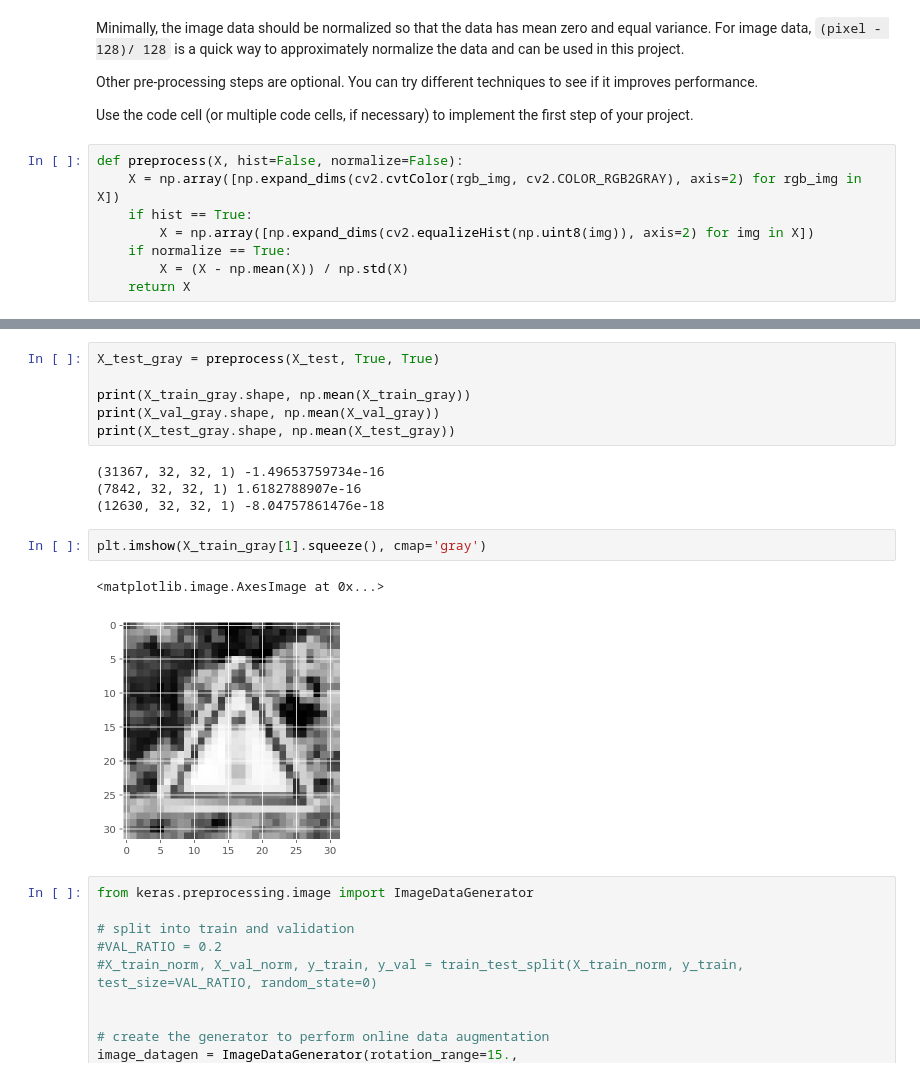
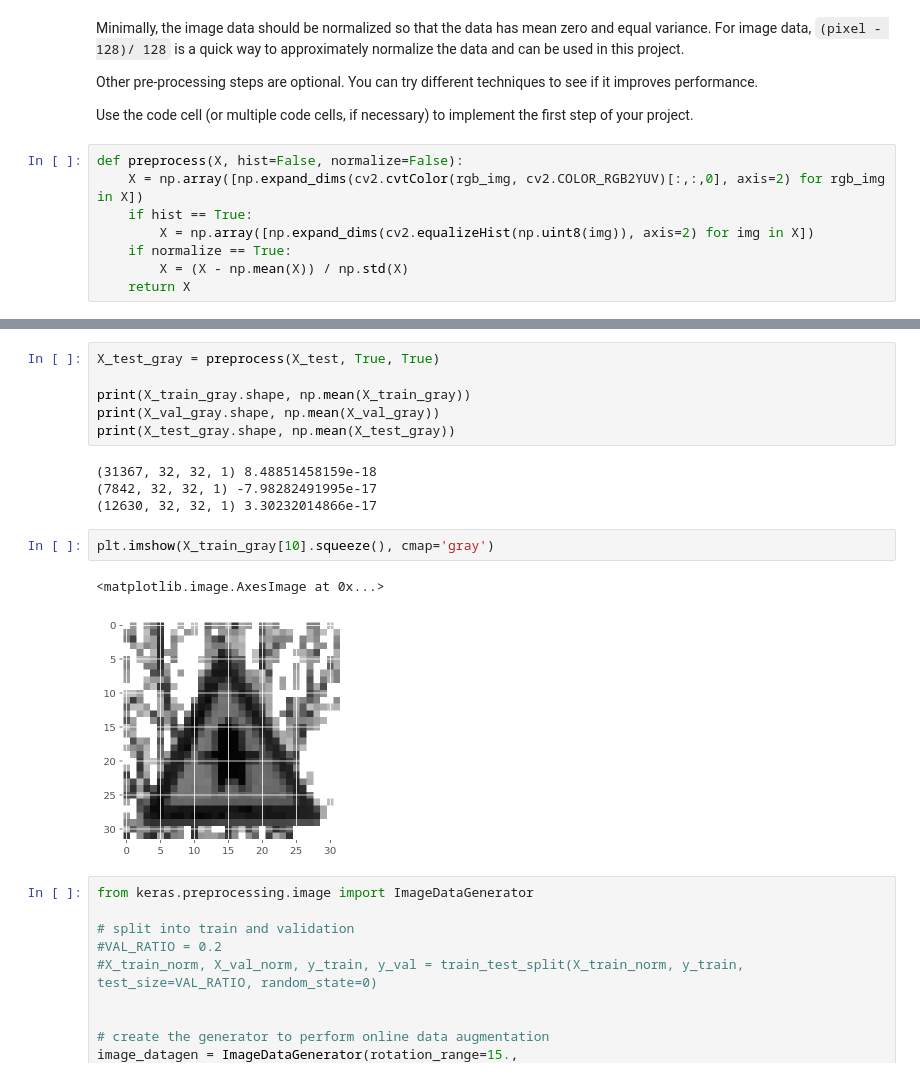
Before and after one commit to mike9251/SDC, a Jupyter notebook: CarND-Traffic-Sign-Classifier-Project-master/Traffic_Sign_Classifier.ipynb, the cells around one changed output, grey strips where cells are left out. Cells and saved outputs as stored; diff of their text form.

```diff
--- a/CarND-Traffic-Sign-Classifier-Project-master/Traffic_Sign_Classifier.ipynb
+++ b/CarND-Traffic-Sign-Classifier-Project-master/Traffic_Sign_Classifier.ipynb
@@ -311,7 +306,7 @@ Other pre-processing steps are optional. You can try different techniques to see
 Use the code cell (or multiple code cells, if necessary) to implement the first step of your project.
 # %%
 def preprocess(X, hist=False, normalize=False):
-    X = np.array([np.expand_dims(cv2.cvtColor(rgb_img, cv2.COLOR_RGB2GRAY), axis=2) for rgb_img in X])
+    X = np.array([np.expand_dims(cv2.cvtColor(rgb_img, cv2.COLOR_RGB2YUV)[:,:,0], axis=2) for rgb_img in X])
     if hist == True:
         X = np.array([np.expand_dims(cv2.equalizeHist(np.uint8(img)), axis=2) for img in X])
     if normalize == True:
@@ -332,14 +328,14 @@ print(X_train_gray.shape, np.mean(X_train_gray))
 print(X_val_gray.shape, np.mean(X_val_gray))
 print(X_test_gray.shape, np.mean(X_test_gray))
 # %% [output]
-(31367, 32, 32, 1) -1.49653759734e-16
-(7842, 32, 32, 1) 1.6182788907e-16
-(12630, 32, 32, 1) -8.04757861476e-18
+(31367, 32, 32, 1) 8.48851458159e-18
+(7842, 32, 32, 1) -7.98282491995e-17
+(12630, 32, 32, 1) 3.30232014866e-17
 # %%
-plt.imshow(X_train_gray[1].squeeze(), cmap='gray')
+plt.imshow(X_train_gray[10].squeeze(), cmap='gray')
 # %% [output]
 <matplotlib.image.AxesImage at 0x...>
-[figure, old version]
+[figure, new version]
 # %%
 from keras.preprocessing.image import ImageDataGenerator
 
```
Also changed, not shown: parts of 28 cells of this notebook.
